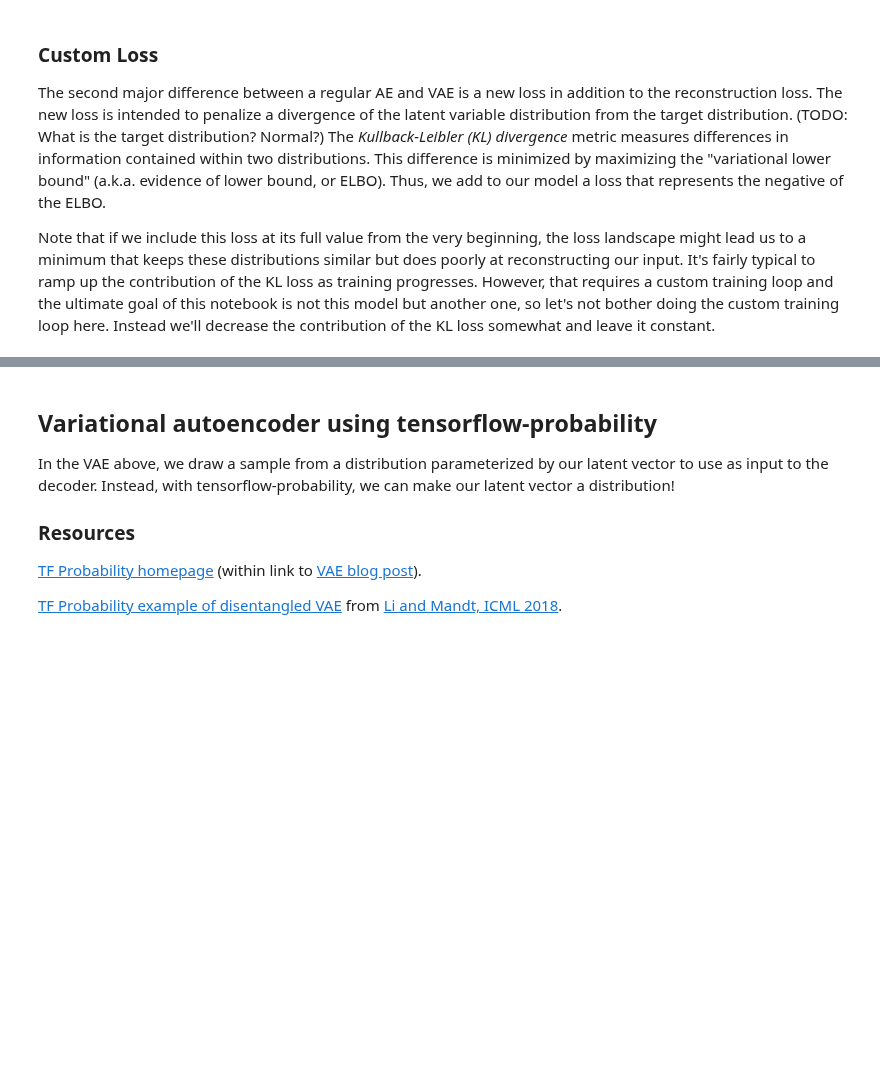
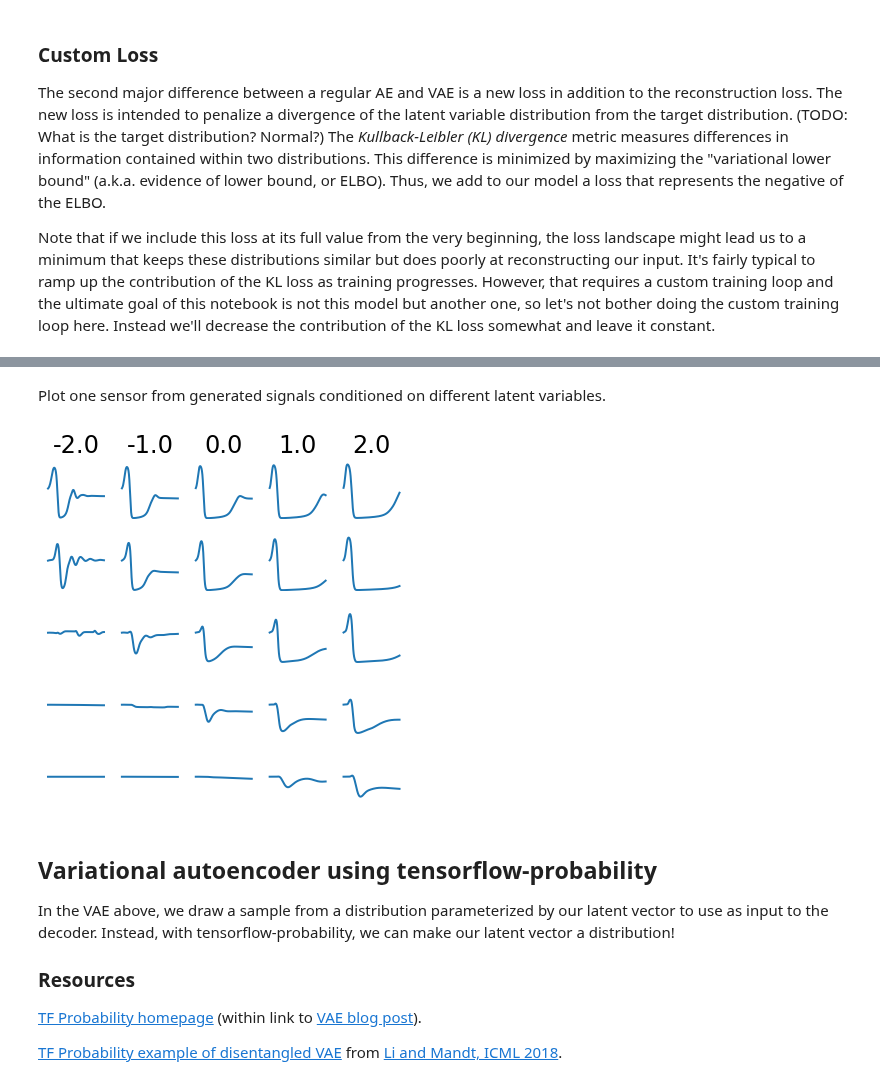
Before and after one commit to SachsLab/IntracranialNeurophysDL, a Jupyter notebook: notebooks/06_03_DisentangledSequentialAE_TFP.ipynb, the cells around one changed output, grey strips where cells are left out. Cells and saved outputs as stored; diff of their text form; code cells hidden in the pictures; blank space fills up the shorter version.

```diff
--- a/notebooks/06_03_DisentangledSequentialAE_TFP.ipynb
+++ b/notebooks/06_03_DisentangledSequentialAE_TFP.ipynb
@@ -440,0 +446,12 @@ TODO: Plot changes in generated signals in one sensor conditioned on different l
+# %%
+decode_model = tf.keras.Sequential([
+    tfkl.Input(shape=(vae_model.layers[7].input.shape[1:])),
+    tfkl.RepeatVector(n_timesteps),
+    tfkl.GRU(N_GRU, return_sequences=True),
+    tfkl.GRU(N_SENSORS, return_sequences=True)
+])
+decode_model.layers[-2].set_weights(vae_model.layers[8].get_weights())
+decode_model.layers[-1].set_weights(vae_model.layers[9].get_weights())
+decode_model.summary()
+np.array_equal(vae_model.layers[8].weights[0].numpy(),
+               decode_model.layers[-2].weights[0].numpy())
@@ -441,3 +474,32 @@ TODO: Plot changes in generated signals in one sensor conditioned on different l
+# %% [markdown]
+Plot one sensor from generated signals conditioned on different latent variables.
+# %%
+N_GRID = 5
+dim_idx = [3, 7]
+sensor_ix = 16
+samp_amp = 2.0
+
+d0 = np.linspace(-samp_amp, samp_amp, N_GRID)
+d1 = np.linspace(-samp_amp, samp_amp, N_GRID)
+v0, v1 = np.meshgrid(d0, d1)
+
+for pl_ix in range(N_GRID**2):
+    latent = np.zeros((1, LATENT_DIM))
+    latent[0, dim_idx[0]] = v0.flatten()[pl_ix]
+    latent[0, dim_idx[1]] = v1.flatten()[pl_ix]
+    gen_data = decode_model(latent).numpy()[0]
+
+    plt.subplot(N_GRID, N_GRID, pl_ix + 1)
+    plt.plot(gen_data[:, sensor_ix])
+    plt.axis('off')
+    plt.ylim([-1, 1])
+
+#     if (pl_ix + 1) % N_GRID == 1:
+#         plt.ylabel(f"{latent[0, dim_idx[1]]:.1f}")
+    if pl_ix < N_GRID:
+        plt.title(f"{latent[0, dim_idx[0]]:.1f}")
+# %% [output]
+[figure, added]
 # %% [markdown]
 ## Variational autoencoder using tensorflow-probability
 
```
Also changed, not shown: parts of 13 cells of this notebook.
